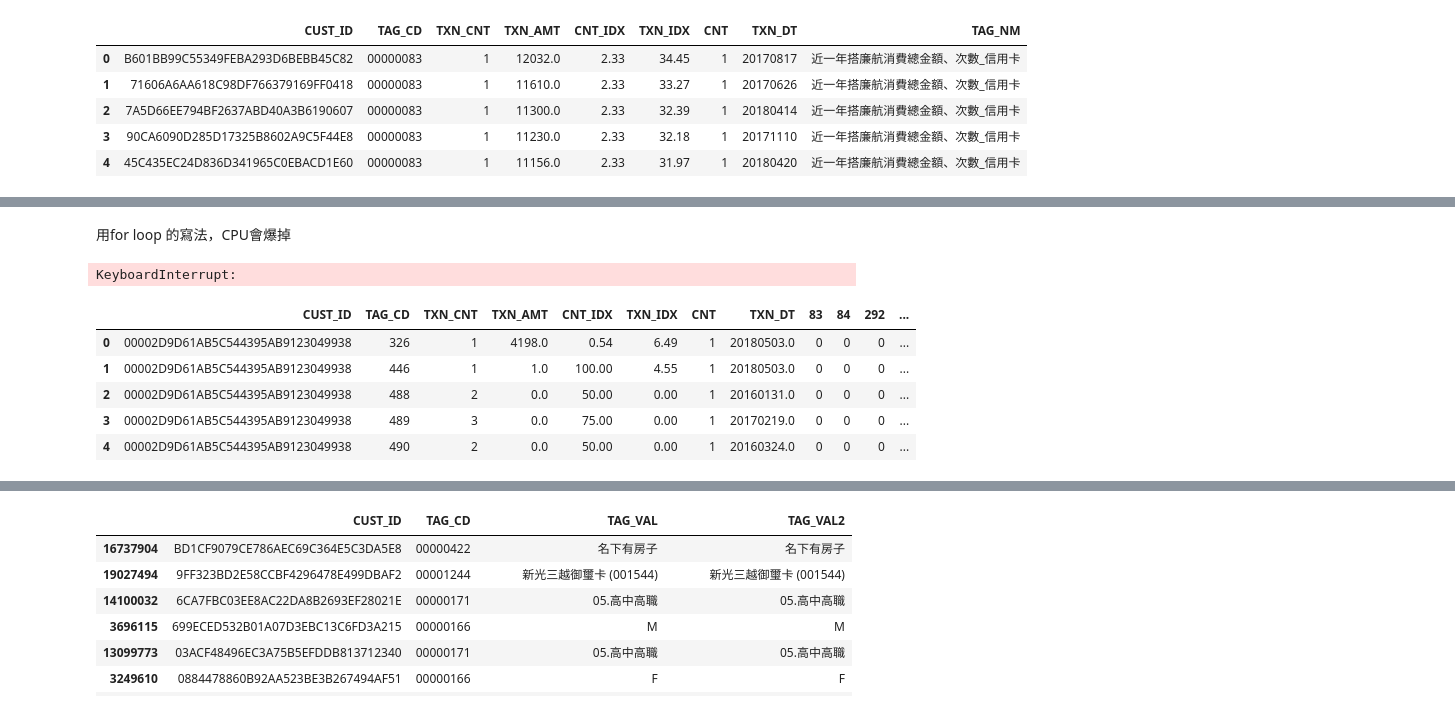
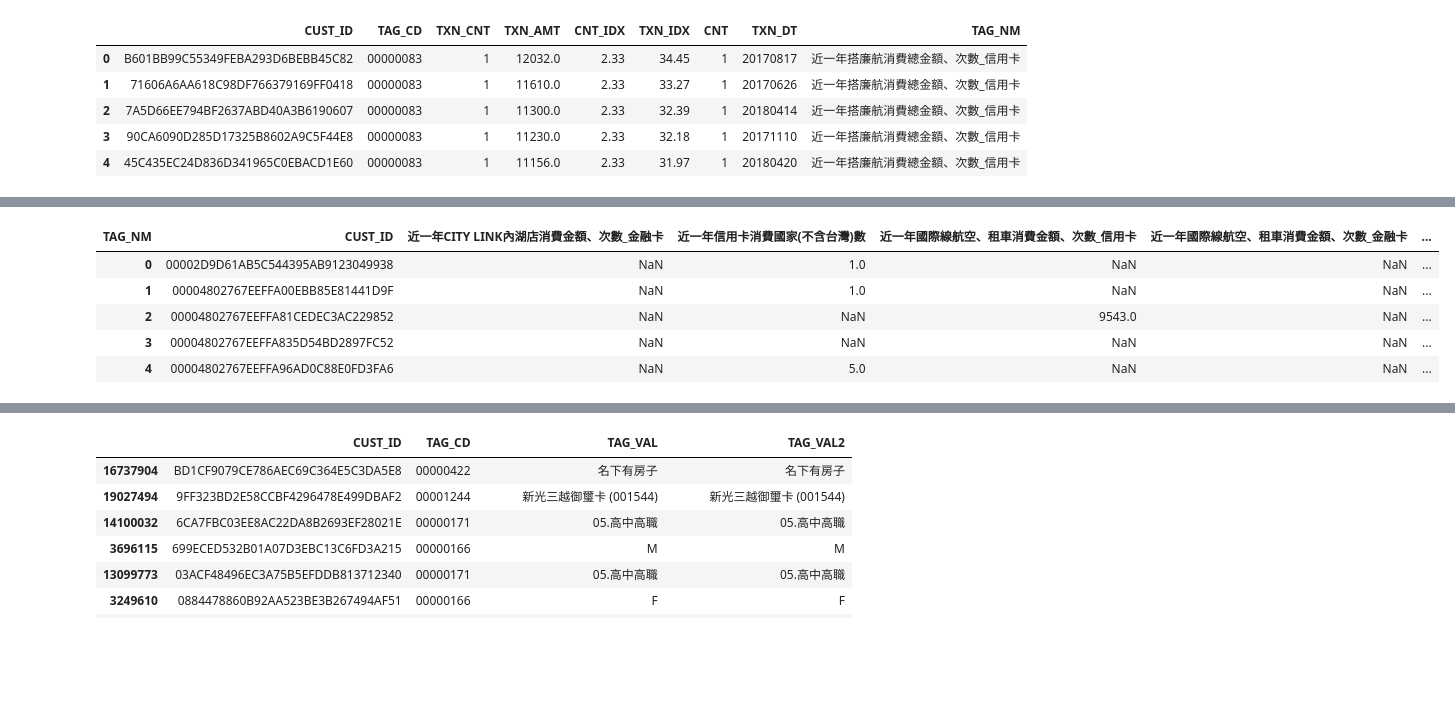
Before and after one commit to freedom079215/travel_model, a Jupyter notebook: Air_ticket.ipynb, the cells around one changed output, grey strips where cells are left out. Cells and saved outputs as stored; diff of their text form; code cells hidden in the pictures; blank space fills up the shorter version.

```diff
--- a/Air_ticket.ipynb
+++ b/Air_ticket.ipynb
@@ -92,4 +91,4 @@ airticket_num2 = airticket_num.groupby(['CUST_ID','TAG_CD']).sum().reset_index()
 # %%
-airticket_num3 = pd.get_dummies(airticket_num2['TAG_CD'])
+airticket_num3 = pd.get_dummies(airticket_num2['TAG_NM'])
 airticket_num3.head(n=5)
 # %% [output]
@@ -112,3 +110,0 @@ airticket_num_ml.head()
-# %%
-airticket_num_ml.TAG_CD = airticket_num_ml.TAG_CD.astype('int32')
-airticket_num_ml.info()
@@ -133,3 +122,7 @@ memory usage: 415.7+ MB
+# %%
+for i in airticket_num3.columns.values:
+    for index, row in airticket_num_ml[0:10].iterrows():
+        if(row['TAG_CD']== i):
+            airticket_num_ml.loc[index,i] = row['TXN_AMT']
 # %%
-airticket_num_ml2 = airticket_num_ml.pivot(index='CUST_ID',columns='TAG_CD',values='TXN_AMT').reset_index()
-airticket_num_ml2.head()
+airticket_num_ml2 = airticket_num_ml.pivot_table(index='CUST_ID', columns='TAG_NM',values='TXN_AMT').reset_index()
@@ -143,18 +129,9 @@ airticket_num_ml2.head()
-# %% [markdown]
-用for loop 的寫法，CPU會爆掉
-# %%
-for i in airticket_num3.columns.values:
-    for index, row in airticket_num_ml.iterrows():
-        if(row['TAG_CD']== i):
-            airticket_num_ml.loc[index,i] = row['TXN_AMT']
-# %% [output]
-KeyboardInterrupt:
 # %%
-airticket_num_ml.head()
+airticket_num_ml2.head()
 # %% [output]
-|  | CUST_ID | TAG_CD | TXN_CNT | TXN_AMT | CNT_IDX | TXN_IDX | CNT | TXN_DT | 83 | 84 | 292 | ... |
-| 0 | 00002D9D61AB5C544395AB9123049938 | 326 | 1 | 4198.0 | 0.54 | 6.49 | 1 | 20180503.0 | 0 | 0 | 0 | ... |
-| 1 | 00002D9D61AB5C544395AB9123049938 | 446 | 1 | 1.0 | 100.00 | 4.55 | 1 | 20180503.0 | 0 | 0 | 0 | ... |
-| 2 | 00002D9D61AB5C544395AB9123049938 | 488 | 2 | 0.0 | 50.00 | 0.00 | 1 | 20160131.0 | 0 | 0 | 0 | ... |
-| 3 | 00002D9D61AB5C544395AB9123049938 | 489 | 3 | 0.0 | 75.00 | 0.00 | 1 | 20170219.0 | 0 | 0 | 0 | ... |
-| 4 | 00002D9D61AB5C544395AB9123049938 | 490 | 2 | 0.0 | 50.00 | 0.00 | 1 | 20160324.0 | 0 | 0 | 0 | ... |
+| TAG_NM | CUST_ID | 近一年CITY LINK內湖店消費金額、次數_金融卡 | 近一年信用卡消費國家(不含台灣)數 | 近一年國際線航空、租車消費金額、次數_信用卡 | 近一年國際線航空、租車消費金額、次數_金融卡 | ... |
+| 0 | 00002D9D61AB5C544395AB9123049938 | NaN | 1.0 | NaN | NaN | ... |
+| 1 | 00004802767EEFFA00EBB85E81441D9F | NaN | 1.0 | NaN | NaN | ... |
+| 2 | 00004802767EEFFA81CEDEC3AC229852 | NaN | NaN | 9543.0 | NaN | ... |
+| 3 | 00004802767EEFFA835D54BD2897FC52 | NaN | NaN | NaN | NaN | ... |
+| 4 | 00004802767EEFFA96AD0C88E0FD3FA6 | NaN | 5.0 | NaN | NaN | ... |
```
Also changed, not shown: parts of 51 cells of this notebook.
